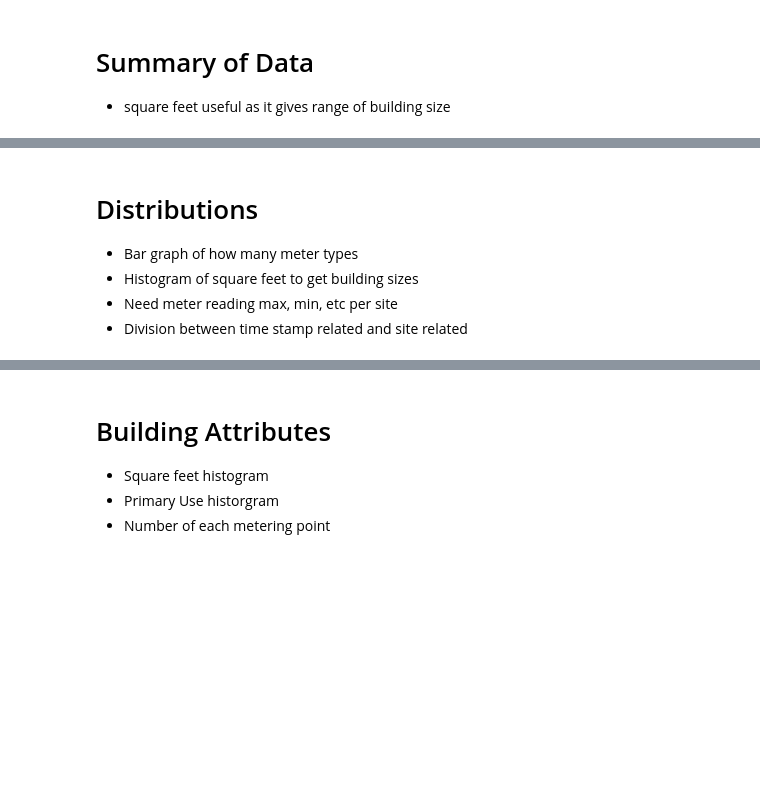
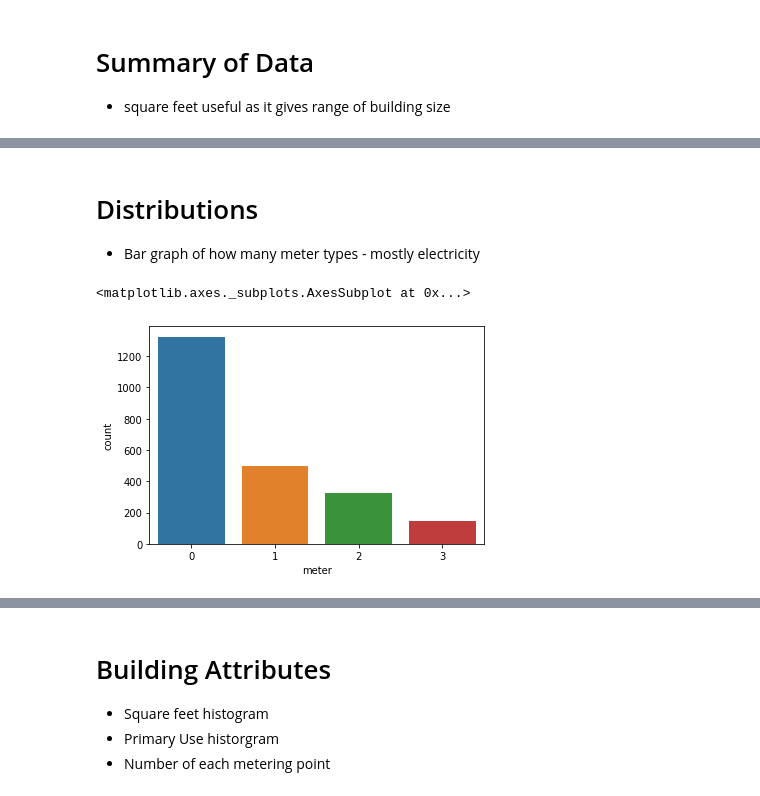
Before and after one commit to douglas-thoms/Projects, a Jupyter notebook: Energy.Predictor.2020/EDA/Distribution.Correlation.EDA.ipynb, the cells around one changed output, grey strips where cells are left out. Saved outputs shown, nothing was run; the diff lists cells and outputs as text; code cells hidden in the pictures; blank space fills up the shorter version.

Commit message:
looking at distributions

```diff
--- a/Energy.Predictor.2020/EDA/Distribution.Correlation.EDA.ipynb
+++ b/Energy.Predictor.2020/EDA/Distribution.Correlation.EDA.ipynb
@@ -33,9 +46,16 @@ x.astype(object)
 | 50% | 73488 | 83.1383 | 16.7 | 8.3 | 1016.1 | 170 | ... |
 | 75% | 140092 | 281.625 | 23.9 | 15.6 | 1020.6 | 280 | ... |
 | max | 875000 | 2.19047e+07 | 47.2 | 26.1 | 1045.5 | 360 | ... |
-# %% [markdown]
-# Distributions
-* Bar graph of how many meter types
-* Histogram of square feet to get building sizes
-* Need meter reading max, min, etc per site
-* Division between time stamp related and site related
+# %% [markdown]
+# Distributions
+* Bar graph of how many meter types - mostly electricity
+# %%
+x = combDF[['building_id','meter']]
+x = x.drop_duplicates()
+#x.to_csv('output.csv')
+
+
+sns.countplot(x='meter',data=x)
+# %% [output]
+<matplotlib.axes._subplots.AxesSubplot at 0x...>
+[figure, added]
```
Also changed, not shown: parts of 9 cells of this notebook.
